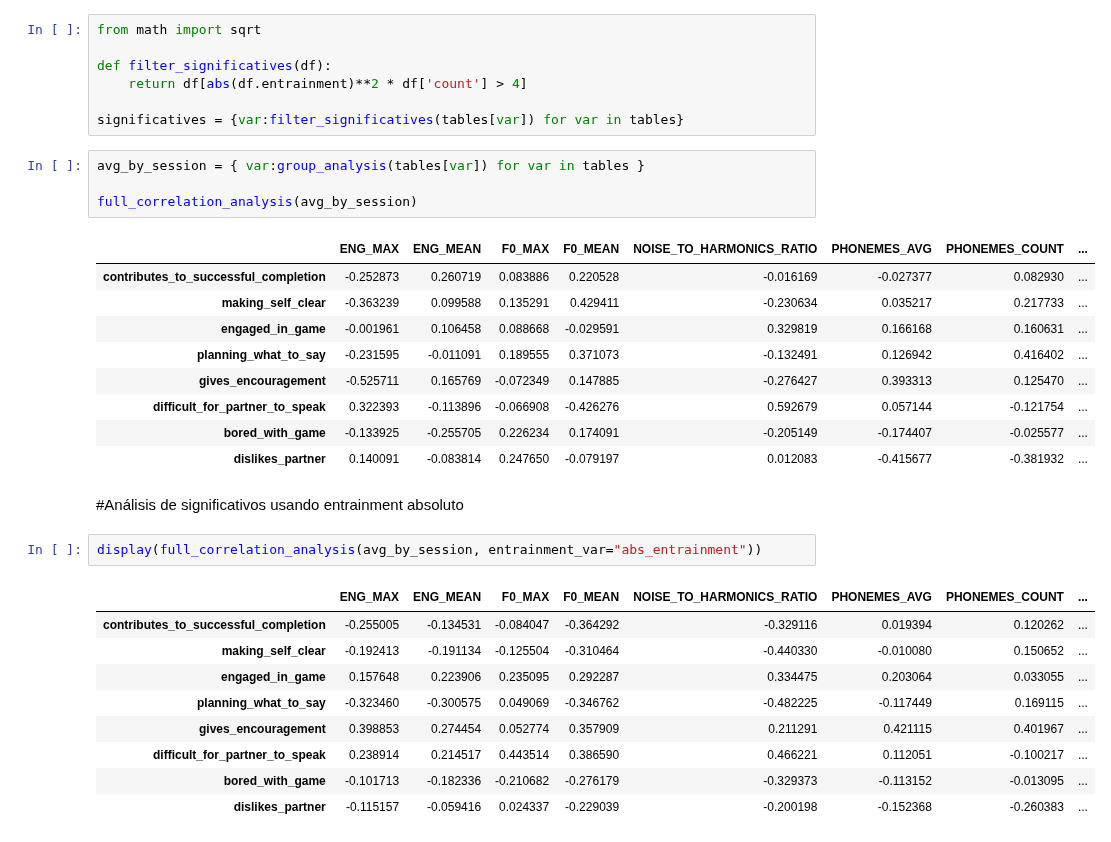
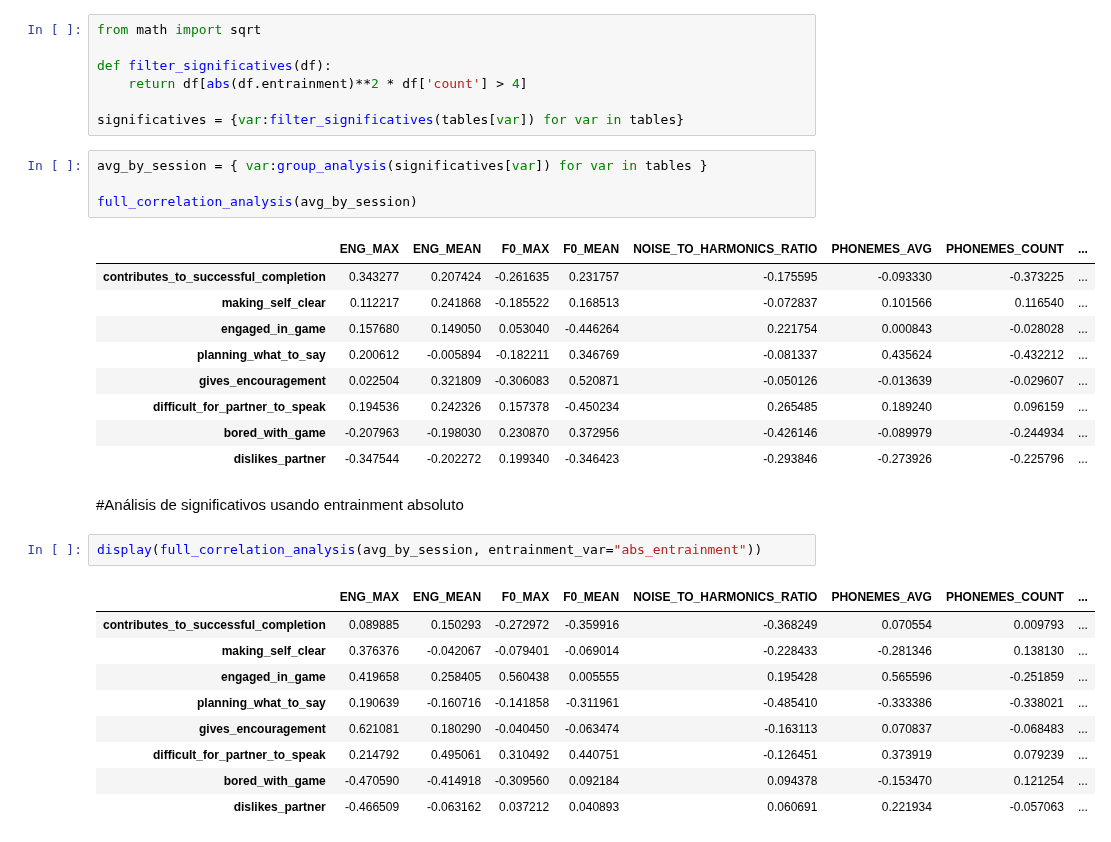
Before and after one commit to luquesky/tesis, a Jupyter notebook: full_analysis.ipynb, the cells around one changed output. Drawn from its saved outputs; the diff is of its cells as text.

```diff
--- a/full_analysis.ipynb
+++ b/full_analysis.ipynb
@@ -93,30 +93,30 @@ def filter_significatives(df):
 
 significatives = {var:filter_significatives(tables[var]) for var in tables}
 # %%
-avg_by_session = { var:group_analysis(tables[var]) for var in tables }
+avg_by_session = { var:group_analysis(significatives[var]) for var in tables }
 
 full_correlation_analysis(avg_by_session)
 # %% [output]
 |  | ENG_MAX | ENG_MEAN | F0_MAX | F0_MEAN | NOISE_TO_HARMONICS_RATIO | PHONEMES_AVG | PHONEMES_COUNT | ... |
-| contributes_to_successful_completion | -0.252873 | 0.260719 | 0.083886 | 0.220528 | -0.016169 | -0.027377 | 0.082930 | ... |
-| making_self_clear | -0.363239 | 0.099588 | 0.135291 | 0.429411 | -0.230634 | 0.035217 | 0.217733 | ... |
-| engaged_in_game | -0.001961 | 0.106458 | 0.088668 | -0.029591 | 0.329819 | 0.166168 | 0.160631 | ... |
-| planning_what_to_say | -0.231595 | -0.011091 | 0.189555 | 0.371073 | -0.132491 | 0.126942 | 0.416402 | ... |
-| gives_encouragement | -0.525711 | 0.165769 | -0.072349 | 0.147885 | -0.276427 | 0.393313 | 0.125470 | ... |
-| difficult_for_partner_to_speak | 0.322393 | -0.113896 | -0.066908 | -0.426276 | 0.592679 | 0.057144 | -0.121754 | ... |
-| bored_with_game | -0.133925 | -0.255705 | 0.226234 | 0.174091 | -0.205149 | -0.174407 | -0.025577 | ... |
-| dislikes_partner | 0.140091 | -0.083814 | 0.247650 | -0.079197 | 0.012083 | -0.415677 | -0.381932 | ... |
+| contributes_to_successful_completion | 0.343277 | 0.207424 | -0.261635 | 0.231757 | -0.175595 | -0.093330 | -0.373225 | ... |
+| making_self_clear | 0.112217 | 0.241868 | -0.185522 | 0.168513 | -0.072837 | 0.101566 | 0.116540 | ... |
+| engaged_in_game | 0.157680 | 0.149050 | 0.053040 | -0.446264 | 0.221754 | 0.000843 | -0.028028 | ... |
+| planning_what_to_say | 0.200612 | -0.005894 | -0.182211 | 0.346769 | -0.081337 | 0.435624 | -0.432212 | ... |
+| gives_encouragement | 0.022504 | 0.321809 | -0.306083 | 0.520871 | -0.050126 | -0.013639 | -0.029607 | ... |
+| difficult_for_partner_to_speak | 0.194536 | 0.242326 | 0.157378 | -0.450234 | 0.265485 | 0.189240 | 0.096159 | ... |
+| bored_with_game | -0.207963 | -0.198030 | 0.230870 | 0.372956 | -0.426146 | -0.089979 | -0.244934 | ... |
+| dislikes_partner | -0.347544 | -0.202272 | 0.199340 | -0.346423 | -0.293846 | -0.273926 | -0.225796 | ... |
 # %% [markdown]
 #Análisis de significativos usando entrainment absoluto
 # %%
 display(full_correlation_analysis(avg_by_session, entrainment_var="abs_entrainment"))
 # %% [output]
 |  | ENG_MAX | ENG_MEAN | F0_MAX | F0_MEAN | NOISE_TO_HARMONICS_RATIO | PHONEMES_AVG | PHONEMES_COUNT | ... |
-| contributes_to_successful_completion | -0.255005 | -0.134531 | -0.084047 | -0.364292 | -0.329116 | 0.019394 | 0.120262 | ... |
-| making_self_clear | -0.192413 | -0.191134 | -0.125504 | -0.310464 | -0.440330 | -0.010080 | 0.150652 | ... |
-| engaged_in_game | 0.157648 | 0.223906 | 0.235095 | 0.292287 | 0.334475 | 0.203064 | 0.033055 | ... |
-| planning_what_to_say | -0.323460 | -0.300575 | 0.049069 | -0.346762 | -0.482225 | -0.117449 | 0.169115 | ... |
-| gives_encouragement | 0.398853 | 0.274454 | 0.052774 | 0.357909 | 0.211291 | 0.421115 | 0.401967 | ... |
-| difficult_for_partner_to_speak | 0.238914 | 0.214517 | 0.443514 | 0.386590 | 0.466221 | 0.112051 | -0.100217 | ... |
-| bored_with_game | -0.101713 | -0.182336 | -0.210682 | -0.276179 | -0.329373 | -0.113152 | -0.013095 | ... |
-| dislikes_partner | -0.115157 | -0.059416 | 0.024337 | -0.229039 | -0.200198 | -0.152368 | -0.260383 | ... |
+| contributes_to_successful_completion | 0.089885 | 0.150293 | -0.272972 | -0.359916 | -0.368249 | 0.070554 | 0.009793 | ... |
+| making_self_clear | 0.376376 | -0.042067 | -0.079401 | -0.069014 | -0.228433 | -0.281346 | 0.138130 | ... |
+| engaged_in_game | 0.419658 | 0.258405 | 0.560438 | 0.005555 | 0.195428 | 0.565596 | -0.251859 | ... |
+| planning_what_to_say | 0.190639 | -0.160716 | -0.141858 | -0.311961 | -0.485410 | -0.333386 | -0.338021 | ... |
+| gives_encouragement | 0.621081 | 0.180290 | -0.040450 | -0.063474 | -0.163113 | 0.070837 | -0.068483 | ... |
+| difficult_for_partner_to_speak | 0.214792 | 0.495061 | 0.310492 | 0.440751 | -0.126451 | 0.373919 | 0.079239 | ... |
+| bored_with_game | -0.470590 | -0.414918 | -0.309560 | 0.092184 | 0.094378 | -0.153470 | 0.121254 | ... |
+| dislikes_partner | -0.466509 | -0.063162 | 0.037212 | 0.040893 | 0.060691 | 0.221934 | -0.057063 | ... |
```
